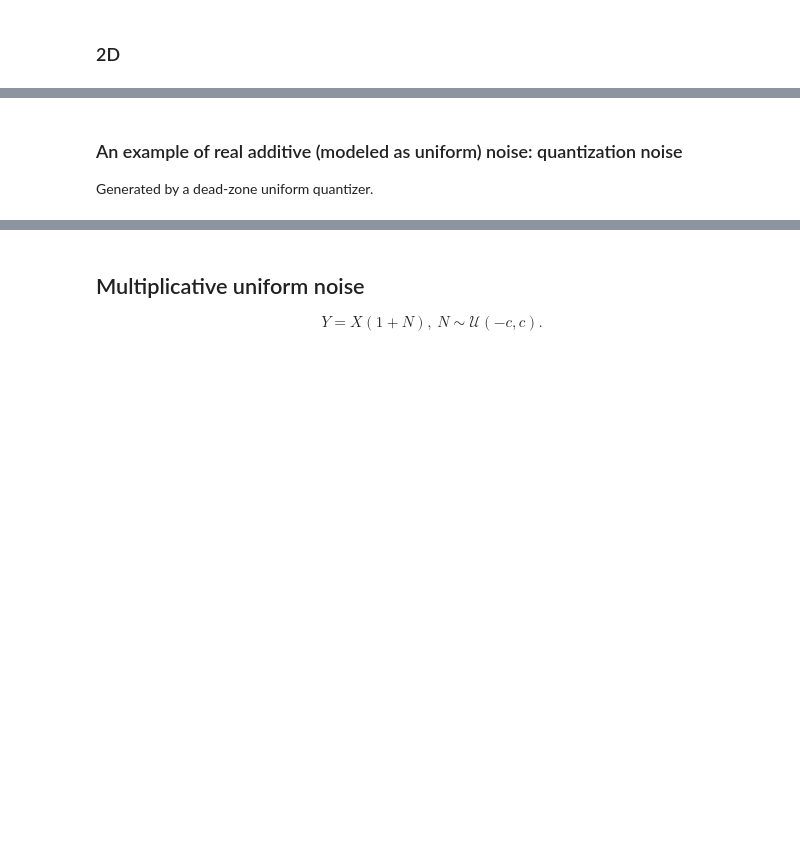
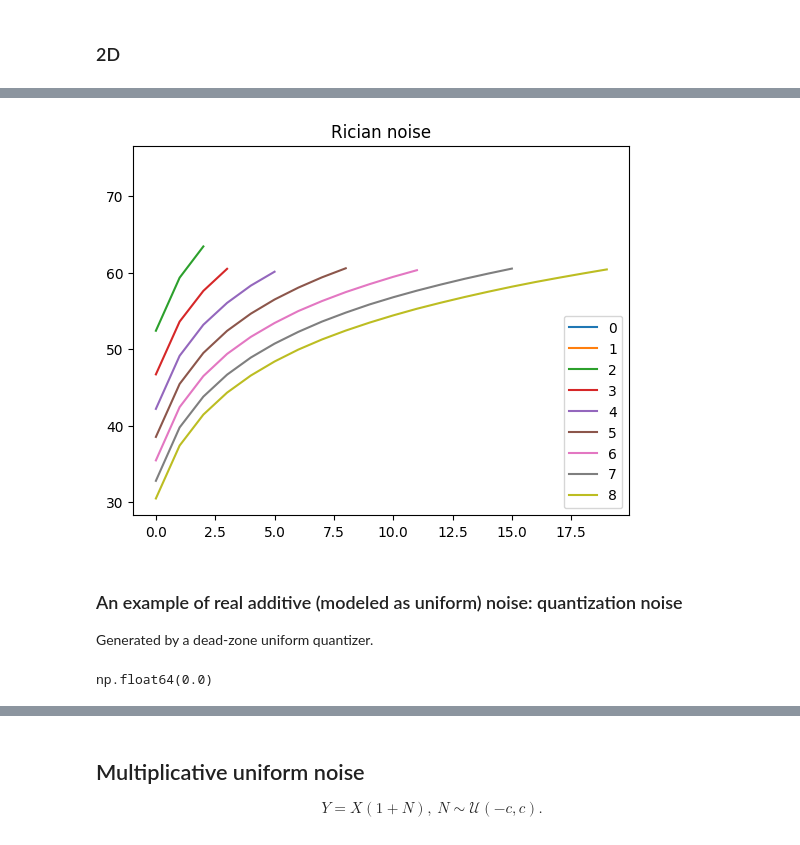
Before and after one commit to vicente-gonzalez-ruiz/denoising_analysis_using_FSC, a Jupyter notebook: figs/gaussian_averaging.ipynb, the cells around one changed output, grey strips where cells are left out. Cells and saved outputs as stored; diff of their text form; code cells hidden in the pictures; blank space fills up the shorter version.

```diff
--- a/figs/gaussian_averaging.ipynb
+++ b/figs/gaussian_averaging.ipynb
@@ -79,7 +106,6 @@ plt.show()
 # %%
 X = image
 curves = []
-#sigma_index = 1
 for c in range(10, 100, 10):
     acc_denoised = np.zeros_like(X, dtype=np.float64)
     PSNR = 1
@@ -87,14 +113,12 @@ for c in range(10, 100, 10):
     curve = []
     while PSNR < min_PSNR:
         N = np.random.uniform(low=-c, high=c, size=image.shape).reshape(image.shape)
-        #print(np.max(noise), np.min(noise))
         Y = X.astype(np.float32) + N
-        Y = np.clip(a=Y, a_min=0, a_max=255).astype(np.uint8)
         #plt.imshow(N, cmap="gray")
         #plt.show()
         acc_denoised += Y
         denoised = acc_denoised/iters
-        PSNR = IT.distortion.PSNR(denoised.astype(np.uint8), X)
+        PSNR = IT.distortion.PSNR(denoised, X)
         print(c, iters, PSNR)
         curve.append(PSNR)
         iters += 1
@@ -107,12 +149,14 @@ for c in range(10, 100, 10):
 # %%
-plt.title("denoising performance stacking images with additive uniform noise")
+plt.title("denoising performance averaging images with Rician noise")
 for i in range(len(curves)):
     plt.plot(curves[i], label=i)
     #print(i)
-plt.ylabel("PSNR")
-plt.xlabel("interation")
+plt.ylabel("intensity")
+plt.xlabel("sample")0
 plt.legend()
 plt.show()
+# %% [output]
+[figure, added]
 # %% [markdown]
 ### An example of real additive (modeled as uniform) noise: quantization noise
 Generated by a dead-zone uniform quantizer.
@@ -121,4 +166,6 @@ noisy = (signal/10).astype(np.int16) * 10
 # %%
-noisy.mean()
+Y.mean()
+# %% [output]
+np.float64(0.0)
 # %%
 plt.title("example of quantization noise")
```
Also changed, not shown: parts of 32 cells of this notebook.
